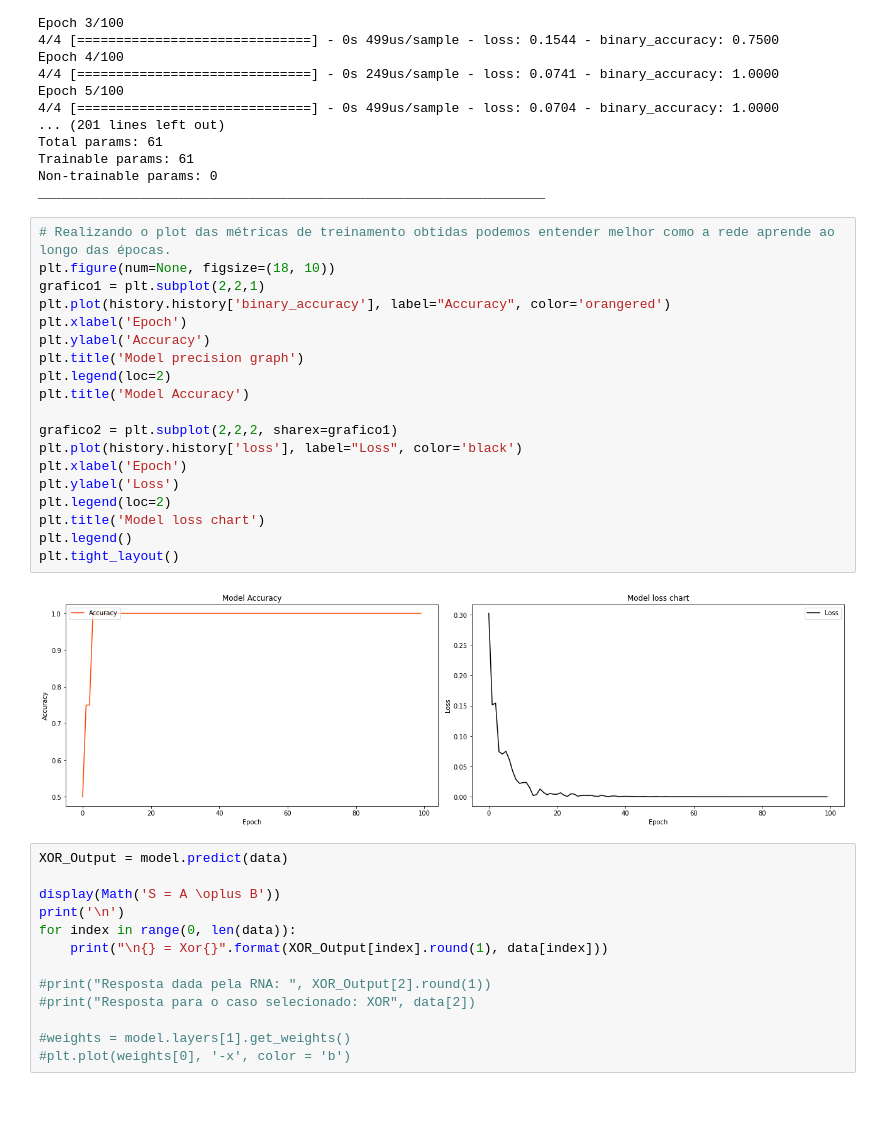
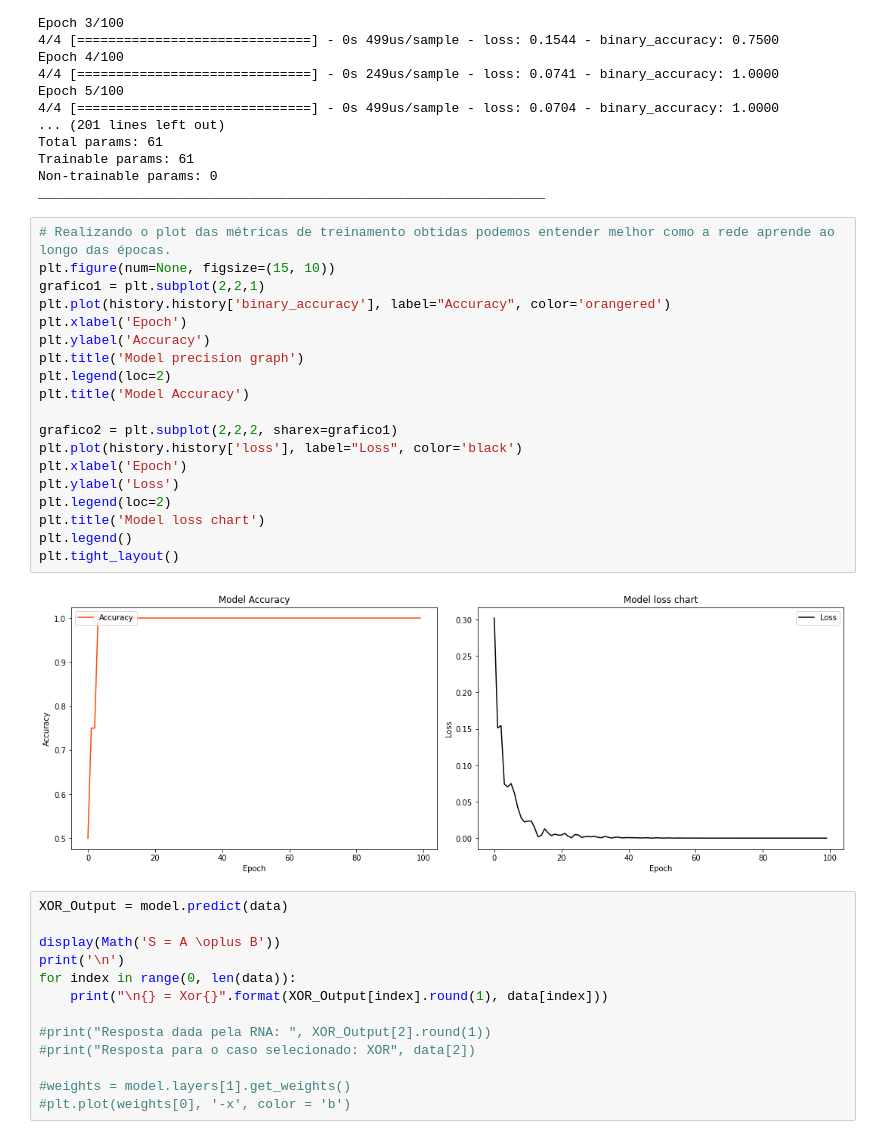
Before and after one commit to silasabs/PIVIC-PIBIC-Comunicacoes-Opticas, a Jupyter notebook: jupyter notebooks/Introduction_ANNs.ipynb, the cells around one changed output. Drawn from its saved outputs; the diff is of its cells as text; blank space fills up the shorter version.

```diff
--- a/jupyter notebooks/Introduction_ANNs.ipynb
+++ b/jupyter notebooks/Introduction_ANNs.ipynb
@@ -329,25 +327,25 @@ Non-trainable params: 0
 _________________________________________________________________
 # %%
 # Realizando o plot das métricas de treinamento obtidas podemos entender melhor como a rede aprende ao longo das épocas.
-plt.figure(num=None, figsize=(18, 10))
+plt.figure(num=None, figsize=(15, 10))
 grafico1 = plt.subplot(2,2,1)
 plt.plot(history.history['binary_accuracy'], label="Accuracy", color='orangered')
 plt.xlabel('Epoch')
 plt.ylabel('Accuracy')
 plt.title('Model precision graph')
 plt.legend(loc=2)
 plt.title('Model Accuracy')
 
 grafico2 = plt.subplot(2,2,2, sharex=grafico1)
 plt.plot(history.history['loss'], label="Loss", color='black')
 plt.xlabel('Epoch')
 plt.ylabel('Loss')
 plt.legend(loc=2)
 plt.title('Model loss chart')
 plt.legend()
 plt.tight_layout()
 # %% [output]
-[figure, old version]
+[figure, new version]
 # %%
 XOR_Output = model.predict(data)
 
```
Also changed, not shown: parts of 1 cell of this notebook.
